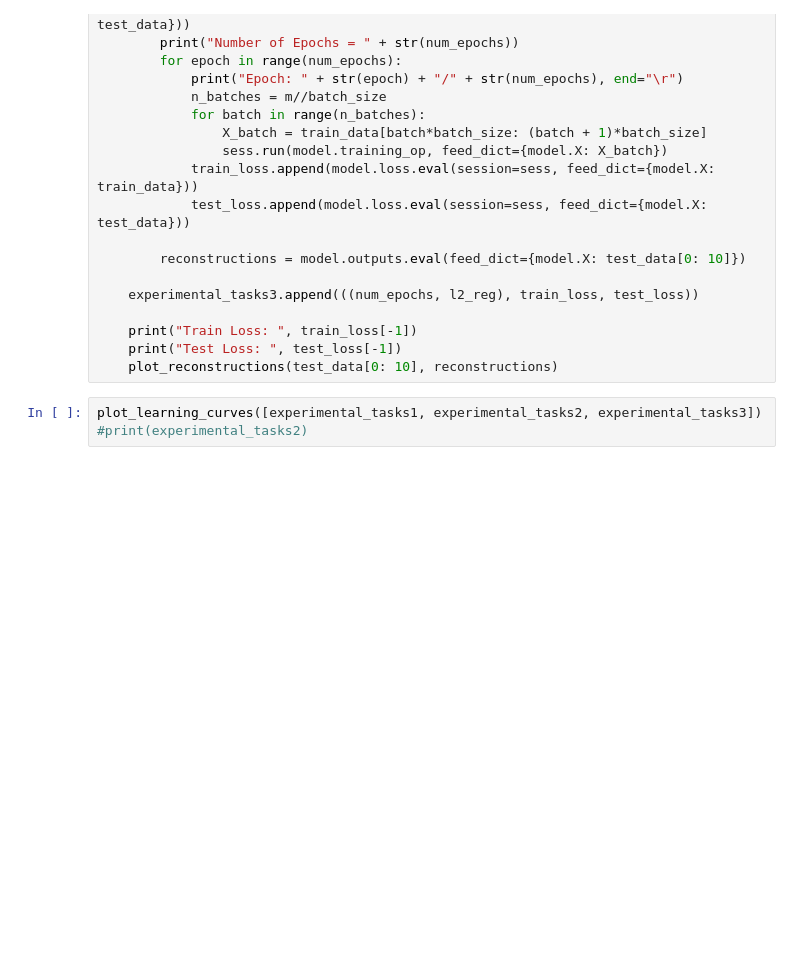
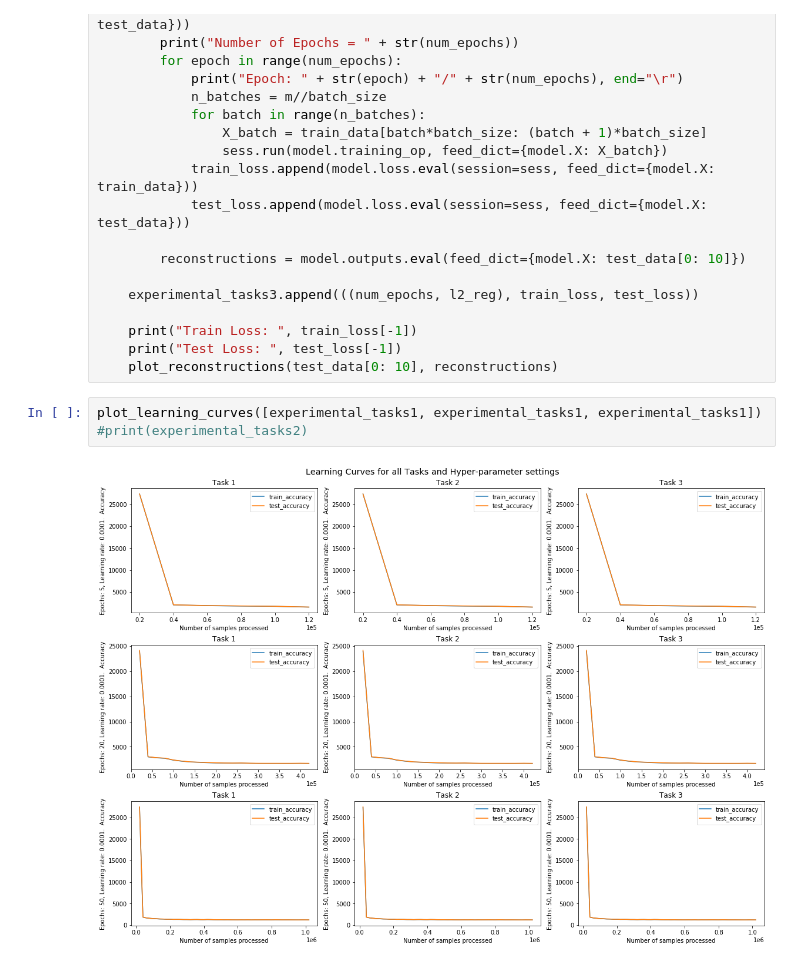
Before and after one commit to bouracha/autoencoders, a Jupyter notebook: tensorflow_implementations/Experiments.ipynb, the cells around one changed output. Cells and saved outputs as stored; diff of their text form; blank space fills up the shorter version.

```diff
--- a/tensorflow_implementations/Experiments.ipynb
+++ b/tensorflow_implementations/Experiments.ipynb
@@ -120,5 +136,7 @@ for (num_epochs, l2_reg) in settings:
     print("Test Loss: ", test_loss[-1])
     plot_reconstructions(test_data[0: 10], reconstructions)
 # %%
-plot_learning_curves([experimental_tasks1, experimental_tasks2, experimental_tasks3])
+plot_learning_curves([experimental_tasks1, experimental_tasks1, experimental_tasks1])
 #print(experimental_tasks2)
+# %% [output]
+[figure, added]
```
Also changed, not shown: parts of 2 cells of this notebook, 3 other files.
